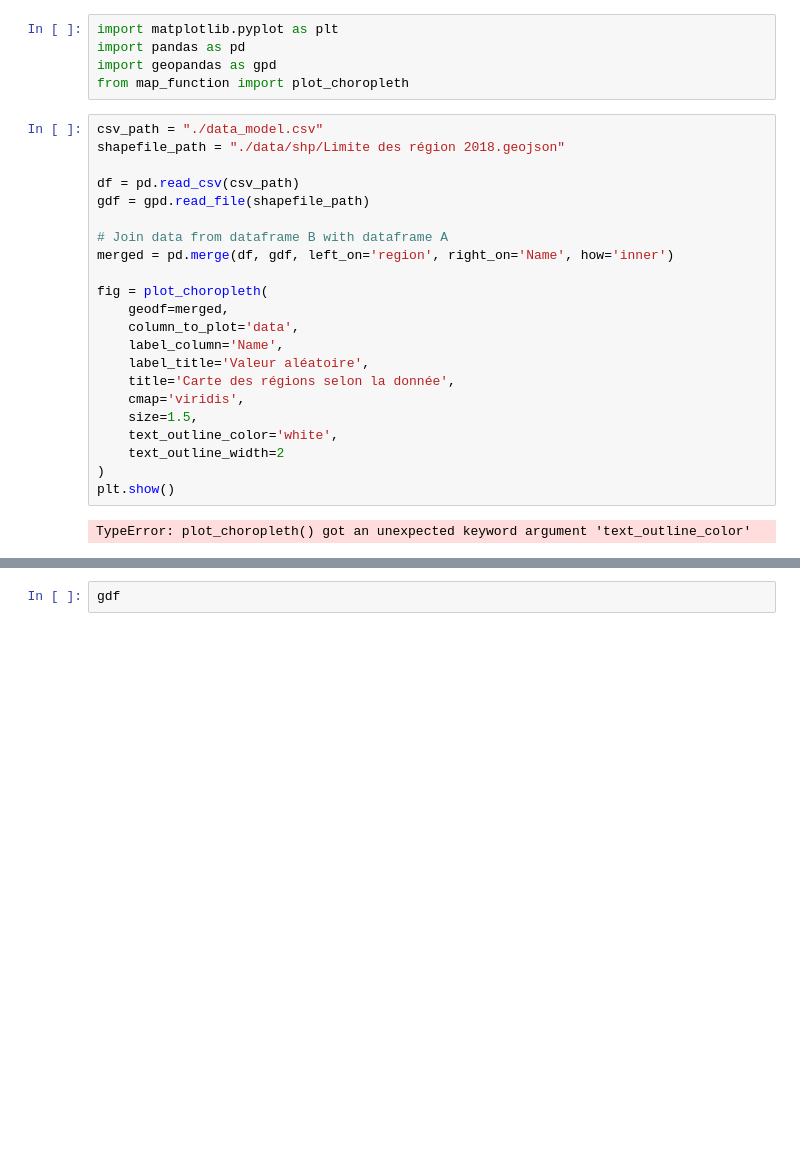
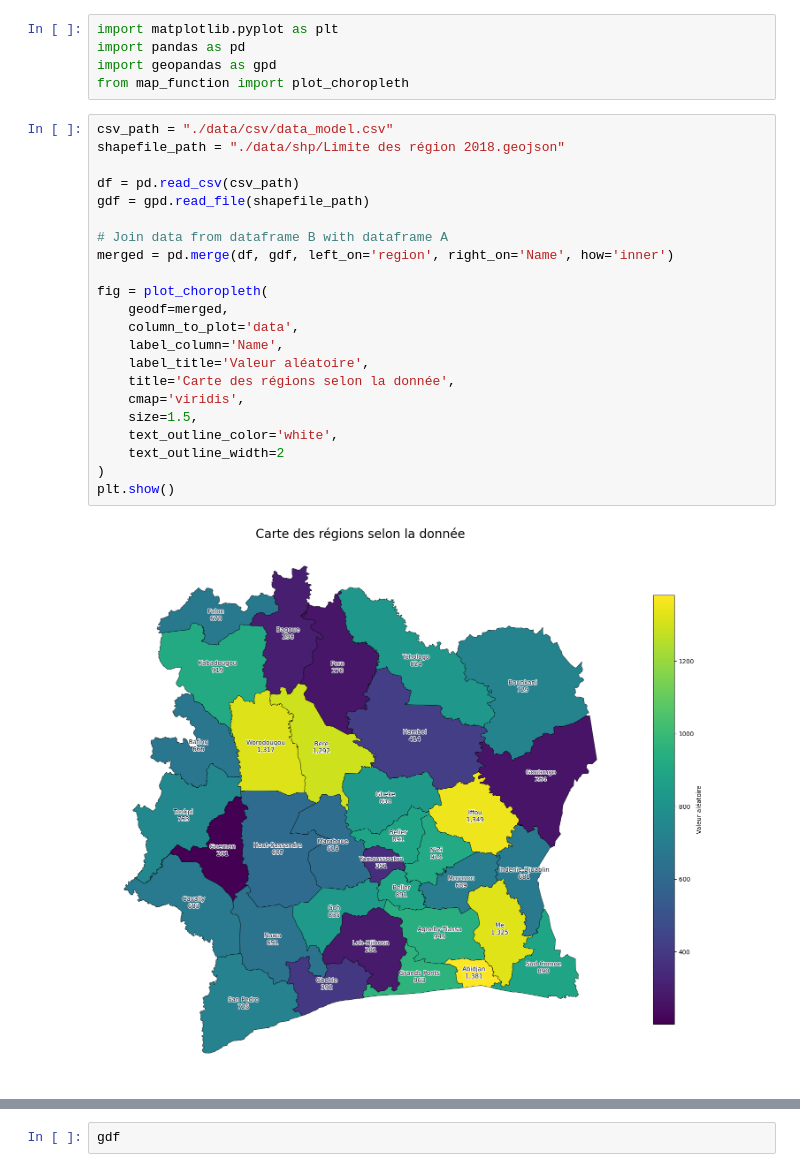
Before and after one commit to Mr-KAM/carte-dynamique, a Jupyter notebook: backend/maps/test.ipynb, the cells around one changed output, grey strips where cells are left out. Cells and saved outputs as stored; diff of their text form; blank space fills up the shorter version.

```diff
--- a/backend/maps/test.ipynb
+++ b/backend/maps/test.ipynb
@@ -4,26 +4,26 @@ import pandas as pd
 import geopandas as gpd
 from map_function import plot_choropleth
 # %%
-csv_path = "./data_model.csv"
+csv_path = "./data/csv/data_model.csv"
 shapefile_path = "./data/shp/Limite des région 2018.geojson"
 
 df = pd.read_csv(csv_path)
 gdf = gpd.read_file(shapefile_path)
 
 # Join data from dataframe B with dataframe A
 merged = pd.merge(df, gdf, left_on='region', right_on='Name', how='inner')
 
 fig = plot_choropleth(
     geodf=merged,
     column_to_plot='data',
     label_column='Name',
     label_title='Valeur aléatoire',
     title='Carte des régions selon la donnée',
     cmap='viridis',
     size=1.5,
     text_outline_color='white',
     text_outline_width=2
 )
 plt.show()
 # %% [output]
-TypeError: plot_choropleth() got an unexpected keyword argument 'text_outline_color'
+[figure, added]
```
Also changed, not shown: parts of 1 cell of this notebook, 1 other file.
